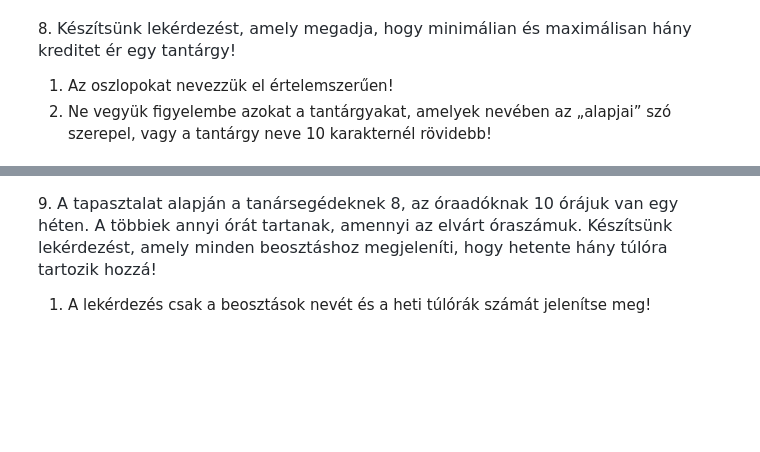
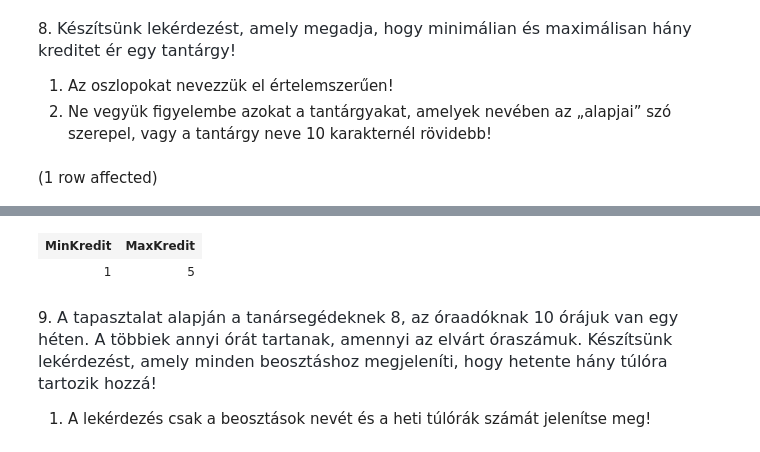
Before and after one commit to Munti05/sql_gyak, a Jupyter notebook: gyakorlat02_feladatok_sajat.ipynb, the cells around one changed output, grey strips where cells are left out. Saved outputs shown, nothing was run; the diff lists cells and outputs as text; code cells hidden in the pictures; blank space fills up the shorter version.

```diff
--- a/gyakorlat02_feladatok_sajat.ipynb
+++ b/gyakorlat02_feladatok_sajat.ipynb
@@ -132,3 +177,9 @@ Total execution time: 00:00:00.015
 
 1. Az oszlopokat nevezzük el értelemszerűen!
 2. Ne vegyük figyelembe azokat a tantárgyakat, amelyek nevében az „alapjai” szó szerepel, vagy a tantárgy neve 10 karakternél rövidebb!
+# %%
+select min(Kredit) as 'MinKredit', max(Kredit) as 'MaxKredit'
+from Tantárgyak
+WHERE CHARINDEX('alapjai',Tantárgynév)=0  and LEN(Tantárgynév)>10
+# %% [output]
+(1 row affected)
@@ -135,3 +187,5 @@ Total execution time: 00:00:00.015
+| MinKredit | MaxKredit |
+| 1 | 5 |
 # %% [markdown]
 9. <span style="color: rgb(36, 41, 47); font-family: -apple-system, BlinkMacSystemFont, &quot;Segoe UI&quot;, Helvetica, Arial, sans-serif, &quot;Apple Color Emoji&quot;, &quot;Segoe UI Emoji&quot;; font-size: 16px;">A tapasztalat alapján a tanársegédeknek 8, az óraadóknak 10 órájuk van egy héten. A többiek annyi órát tartanak, amennyi az elvárt óraszámuk. Készítsünk lekérdezést, amely minden beosztáshoz megjeleníti, hogy hetente hány túlóra tartozik hozzá!</span>
 
```
Also changed, not shown: parts of 3 cells of this notebook.
